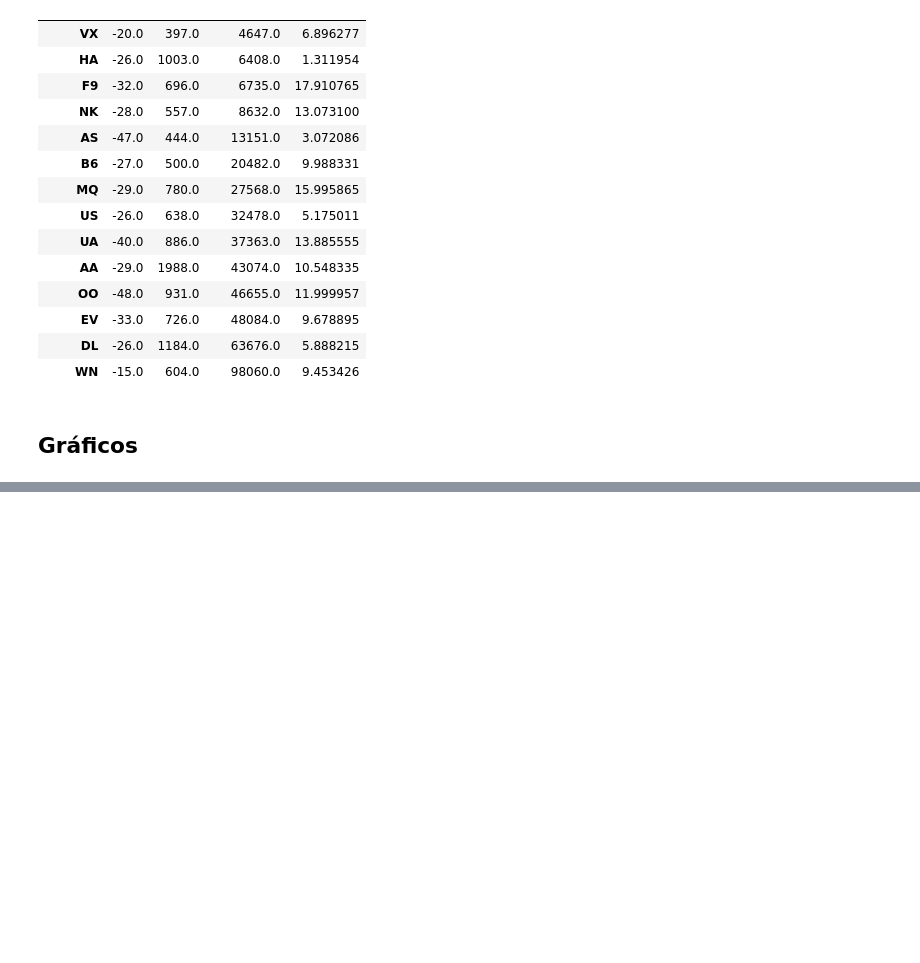
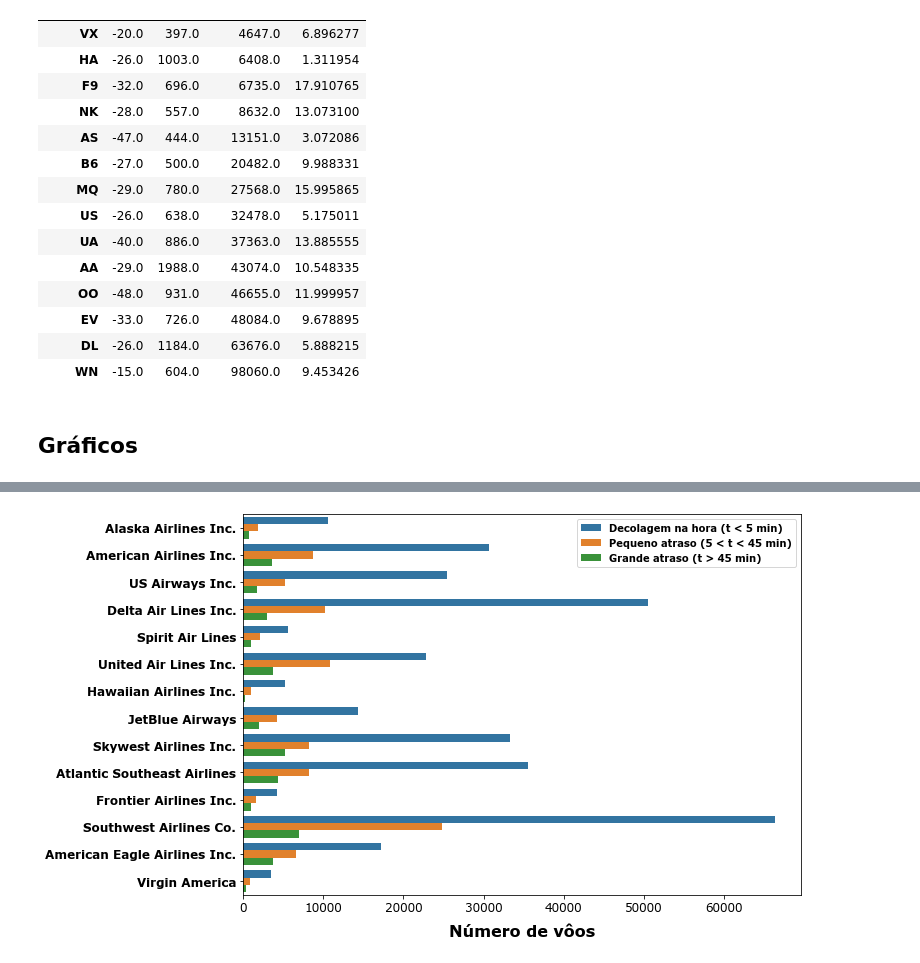
Before and after one commit to bekwendhausen/voos-kaggle-2015, a Jupyter notebook: flights-delay.ipynb, the cells around one changed output, grey strips where cells are left out. Saved outputs shown, nothing was run; the diff lists cells and outputs as text; code cells hidden in the pictures; blank space fills up the shorter version.

```diff
--- a/flights-delay.ipynb
+++ b/flights-delay.ipynb
@@ -227,0 +286,31 @@ Text(0.5, 1.0, '% de vôos por companhia')
+# %%
+# Função que define como atrasos são agrupados
+
+tipo_atraso = lambda x:((0,1)[x > 5],2)[x > 45]
+df['DELAY_LEVEL'] = df['DEPARTURE_DELAY'].apply(tipo_atraso)
+# %%
+fig = plt.figure(1, figsize=(10, 7))
+ax = sns.countplot(y="AIRLINE", hue='DELAY_LEVEL', data=df)
+
+# Substituindo as abreviações pelo nome completo das companhias aéreas e colocando os labels
+
+labels = [abrev_companhias[item.get_text()]
+          for item in ax.get_yticklabels()]
+ax.set_yticklabels(labels)
+plt.setp(ax.get_xticklabels(), fontsize=12, weight='normal', rotation=0)
+plt.setp(ax.get_yticklabels(), fontsize=12, weight='bold', rotation=0)
+ax.yaxis.label.set_visible(False)
+plt.xlabel('Número de vôos', fontsize=16, weight='bold', labelpad=10)
+
+
+# Colocando a legenda
+
+L = plt.legend()
+L.get_texts()[0].set_text('Decolagem na hora (t < 5 min)')
+L.get_texts()[1].set_text('Pequeno atraso (5 < t < 45 min)')
+L.get_texts()[2].set_text('Grande atraso (t > 45 min)')
+
+
+plt.show()
+# %% [output]
+[figure, added]
```
Also changed, not shown: parts of 6 cells of this notebook.
